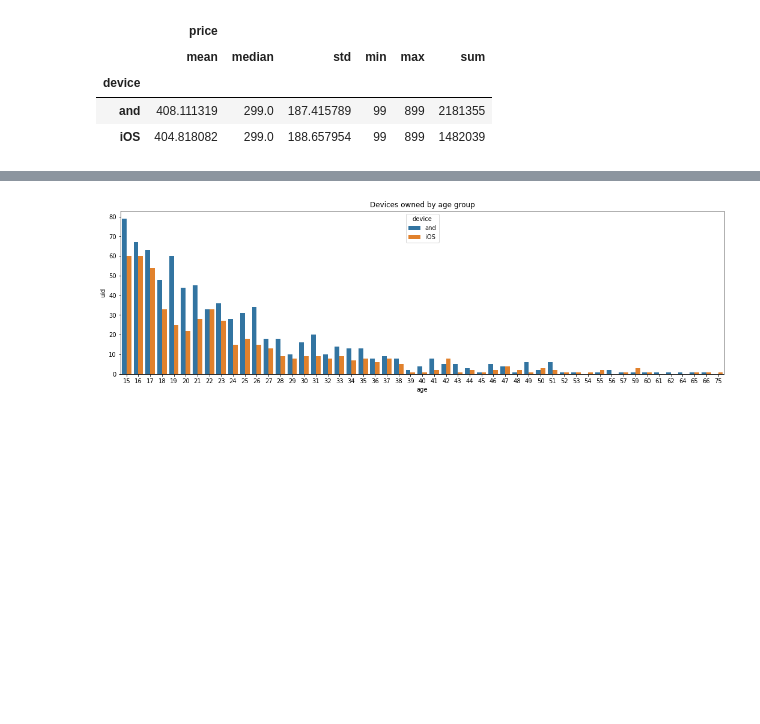
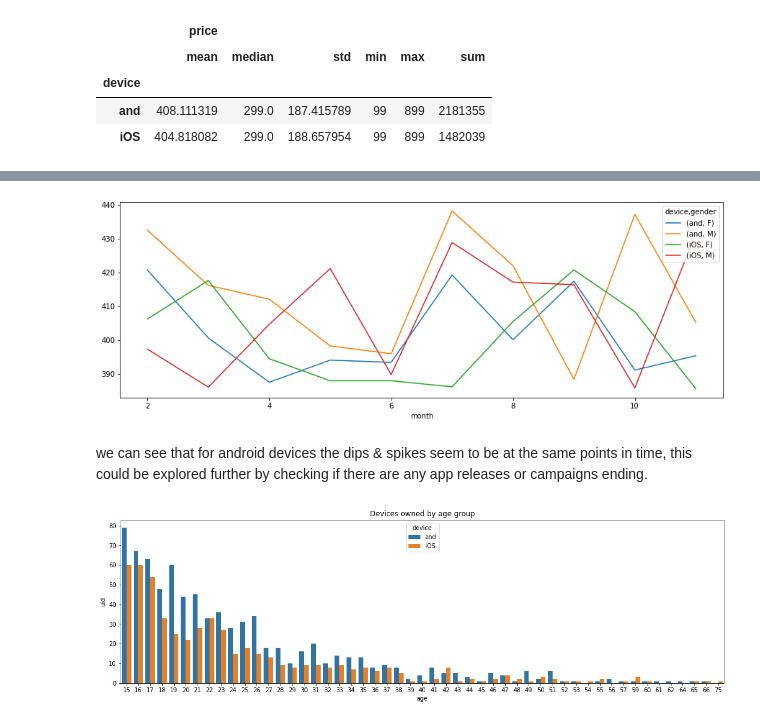
Before and after one commit to noor92/customer-analysis, a Jupyter notebook: analysis.ipynb, the cells around one changed output, grey strips where cells are left out. Cells and saved outputs as stored; diff of their text form; code cells hidden in the pictures; blank space fills up the shorter version.

```diff
--- a/analysis.ipynb
+++ b/analysis.ipynb
@@ -613,4 +640,17 @@ devices_gender
 | 3 | M | iOS | 255 |
+# %%
+#  Pivot user_revenue
+uid_combined_data['month'] = pd.to_datetime(uid_combined_data['date']).dt.month
+pivoted_data = pd.pivot_table(uid_combined_data, values='price', columns=['device', 'gender'], index='month')
+pivoted_data = pivoted_data[1:(len(pivoted_data) -1 )]
+
+# Create and show the plot
+pivoted_data.plot( figsize = (15, 5))
+plt.show()
+# %% [output]
+[figure, added]
+# %% [markdown]
+we can see that for android devices the dips & spikes seem to be at the same points in time, this could be explored further by checking if there are any app releases or campaigns ending.
 # %%
 # age group and devices
 devices_age = uid_combined_data.groupby(['age', 'device']).agg({'uid': 'nunique'}).reset_index()
```
Also changed, not shown: parts of 29 cells of this notebook.
